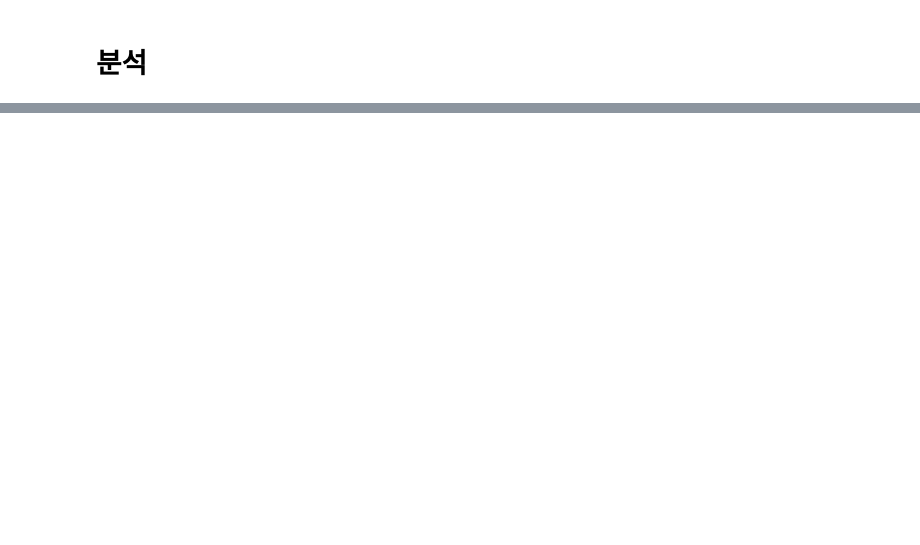
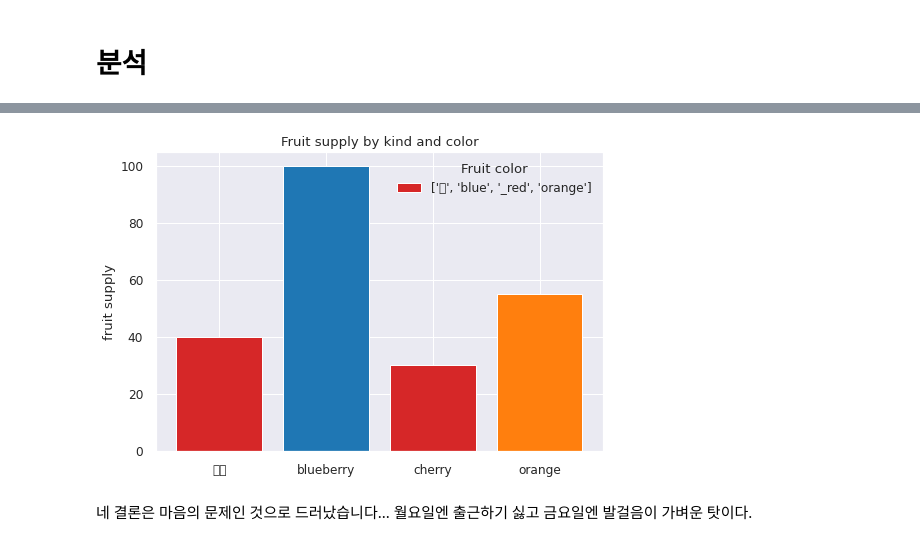
Before and after one commit to YoungjaeKang/subway_congestion_analysis, a Jupyter notebook: subway_congestion_v0.ipynb, the cells around one changed output, grey strips where cells are left out. Cells and saved outputs as stored; diff of their text form; code cells hidden in the pictures; blank space fills up the shorter version.

```diff
--- a/subway_congestion_v0.ipynb
+++ b/subway_congestion_v0.ipynb
@@ -6,3 +3,19 @@ import pandas_profiling
+# %%
+import pandas as pd
+import pandas_profiling
+
+from scipy.stats import ttest_1samp
+
+import matplotlib.pyplot as plt
+import seaborn as sns
+
+%matplotlib inline
+
+import warnings
+warnings.filterwarnings('ignore')
+
+plt.style.use('seaborn')
+sns.set(font_scale=1.1)
 # %% [markdown]
 # 궁금한 것
 
@@ -345,0 +560,17 @@ df[df['호선명'] == '분당선']
+# %%
+fig, ax = plt.subplots()
+
+fruits = ['사과', 'blueberry', 'cherry', 'orange']
+counts = [40, 100, 30, 55]
+bar_labels = ['빠', 'blue', '_red', 'orange']
+bar_colors = ['tab:red', 'tab:blue', 'tab:red', 'tab:orange']
+
+ax.bar(fruits, counts, label=bar_labels, color=bar_colors)
+
+ax.set_ylabel('fruit supply')
+ax.set_title('Fruit supply by kind and color')
+ax.legend(title='Fruit color')
+
+plt.show()
+# %% [output]
+[figure, added]
@@ -345,0 +579,2 @@ df[df['호선명'] == '분당선']
+# %% [markdown]
+네 결론은 마음의 문제인 것으로 드러났습니다... 월요일엔 출근하기 싫고 금요일엔 발걸음이 가벼운 탓이다.
```
Also changed, not shown: parts of 46 cells of this notebook.
